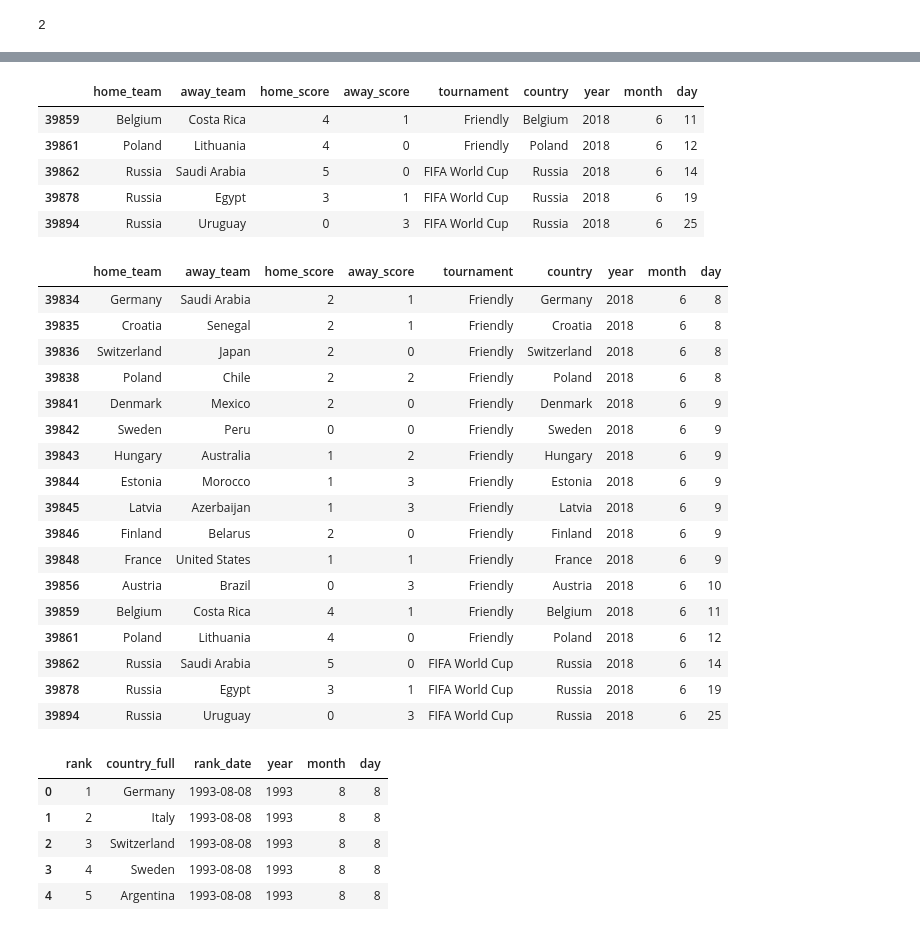
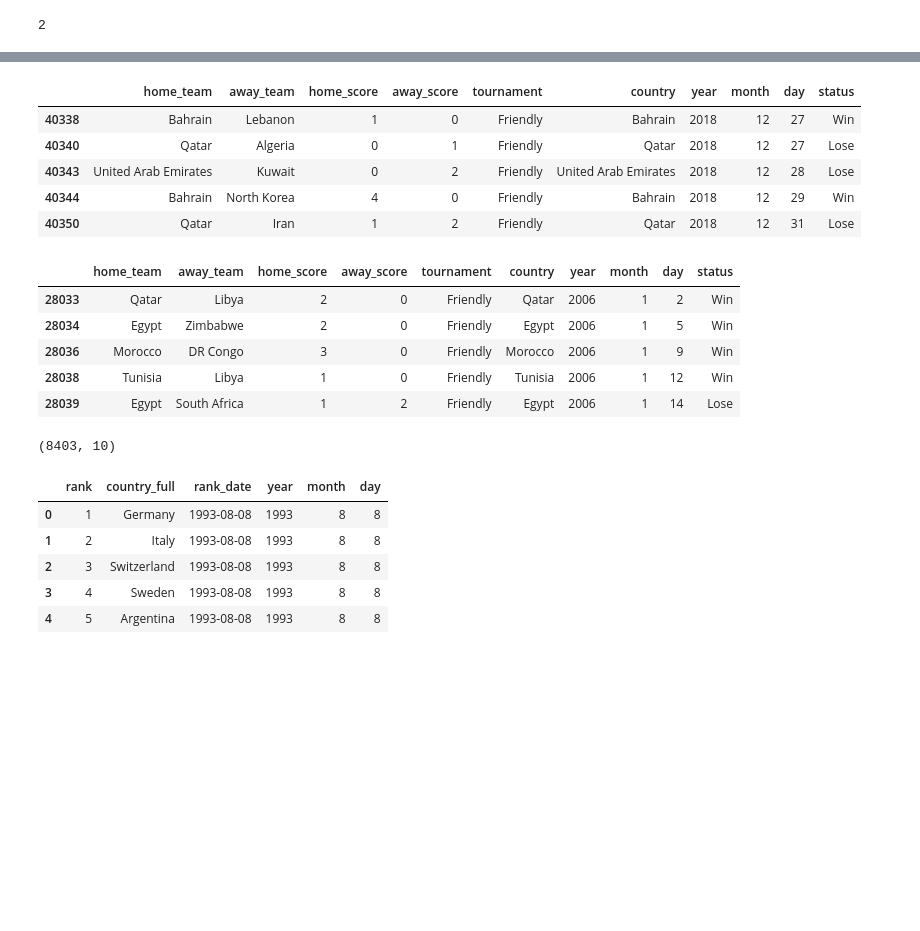
Before and after one commit to booorayan/Regression_fifa, a Jupyter notebook: Football_Match_Predictions.ipynb, the cells around one changed output, grey strips where cells are left out. Cells and saved outputs as stored; diff of their text form; code cells hidden in the pictures; blank space fills up the shorter version.

```diff
--- a/Football_Match_Predictions.ipynb
+++ b/Football_Match_Predictions.ipynb
@@ -206,7 +214,7 @@ array(['Friendly', 'British Championship', 'Copa Lipton', 'Copa Newton',
 # %%
 # filtering by tournament
 tourna = ['Friendly', 'FIFA World Cup', 'Copa América', 'UEFA Euro']
-res_f = res_fil[res_fil['tournament'].isin(tourna)]
+res_f = res_fil
 res_f.head()
 # %% [output]
 |  | date | home_team | away_team | home_score | away_score | tournament | country | neutral |
@@ -356,34 +314,27 @@ res_f.head()
 # %%
-res_fi = fil_res.drop(['date','neutral'], 1)
+res_fi = r_f.drop(['date','neutral'], 1)
 res_fi.tail()
 # %% [output]
-|  | home_team | away_team | home_score | away_score | tournament | country | year | month | day |
-| 39859 | Belgium | Costa Rica | 4 | 1 | Friendly | Belgium | 2018 | 6 | 11 |
-| 39861 | Poland | Lithuania | 4 | 0 | Friendly | Poland | 2018 | 6 | 12 |
-| 39862 | Russia | Saudi Arabia | 5 | 0 | FIFA World Cup | Russia | 2018 | 6 | 14 |
-| 39878 | Russia | Egypt | 3 | 1 | FIFA World Cup | Russia | 2018 | 6 | 19 |
-| 39894 | Russia | Uruguay | 0 | 3 | FIFA World Cup | Russia | 2018 | 6 | 25 |
+|  | home_team | away_team | home_score | away_score | tournament | country | year | month | day | status |
+| 40338 | Bahrain | Lebanon | 1 | 0 | Friendly | Bahrain | 2018 | 12 | 27 | Win |
+| 40340 | Qatar | Algeria | 0 | 1 | Friendly | Qatar | 2018 | 12 | 27 | Lose |
+| 40343 | United Arab Emirates | Kuwait | 0 | 2 | Friendly | United Arab Emirates | 2018 | 12 | 28 | Lose |
+| 40344 | Bahrain | North Korea | 4 | 0 | Friendly | Bahrain | 2018 | 12 | 29 | Win |
+| 40350 | Qatar | Iran | 1 | 2 | Friendly | Qatar | 2018 | 12 | 31 | Lose |
 # %%
-res_fi[(res_fi['day'] > 7) & (res_fi['month'] == 6)]
+re = res_fi[~((res_fi['year'] == 2018) & (res_fi['month'] > 6))]
+re.head()
 # %% [output]
-|  | home_team | away_team | home_score | away_score | tournament | country | year | month | day |
-| 39834 | Germany | Saudi Arabia | 2 | 1 | Friendly | Germany | 2018 | 6 | 8 |
-| 39835 | Croatia | Senegal | 2 | 1 | Friendly | Croatia | 2018 | 6 | 8 |
-| 39836 | Switzerland | Japan | 2 | 0 | Friendly | Switzerland | 2018 | 6 | 8 |
-| 39838 | Poland | Chile | 2 | 2 | Friendly | Poland | 2018 | 6 | 8 |
-| 39841 | Denmark | Mexico | 2 | 0 | Friendly | Denmark | 2018 | 6 | 9 |
-| 39842 | Sweden | Peru | 0 | 0 | Friendly | Sweden | 2018 | 6 | 9 |
-| 39843 | Hungary | Australia | 1 | 2 | Friendly | Hungary | 2018 | 6 | 9 |
-| 39844 | Estonia | Morocco | 1 | 3 | Friendly | Estonia | 2018 | 6 | 9 |
-| 39845 | Latvia | Azerbaijan | 1 | 3 | Friendly | Latvia | 2018 | 6 | 9 |
-| 39846 | Finland | Belarus | 2 | 0 | Friendly | Finland | 2018 | 6 | 9 |
-| 39848 | France | United States | 1 | 1 | Friendly | France | 2018 | 6 | 9 |
-| 39856 | Austria | Brazil | 0 | 3 | Friendly | Austria | 2018 | 6 | 10 |
-| 39859 | Belgium | Costa Rica | 4 | 1 | Friendly | Belgium | 2018 | 6 | 11 |
-| 39861 | Poland | Lithuania | 4 | 0 | Friendly | Poland | 2018 | 6 | 12 |
-| 39862 | Russia | Saudi Arabia | 5 | 0 | FIFA World Cup | Russia | 2018 | 6 | 14 |
-| 39878 | Russia | Egypt | 3 | 1 | FIFA World Cup | Russia | 2018 | 6 | 19 |
-| 39894 | Russia | Uruguay | 0 | 3 | FIFA World Cup | Russia | 2018 | 6 | 25 |
+|  | home_team | away_team | home_score | away_score | tournament | country | year | month | day | status |
+| 28033 | Qatar | Libya | 2 | 0 | Friendly | Qatar | 2006 | 1 | 2 | Win |
+| 28034 | Egypt | Zimbabwe | 2 | 0 | Friendly | Egypt | 2006 | 1 | 5 | Win |
+| 28036 | Morocco | DR Congo | 3 | 0 | Friendly | Morocco | 2006 | 1 | 9 | Win |
+| 28038 | Tunisia | Libya | 1 | 0 | Friendly | Tunisia | 2006 | 1 | 12 | Win |
+| 28039 | Egypt | South Africa | 1 | 2 | Friendly | Egypt | 2006 | 1 | 14 | Lose |
+# %%
+re.shape
+# %% [output]
+(8403, 10)
 # %%
 ranking['year'] = pd.DatetimeIndex(ranking['rank_date']).year
 ranking['month'] = pd.DatetimeIndex(ranking['rank_date']).month
```
Also changed, not shown: parts of 74 cells of this notebook.
